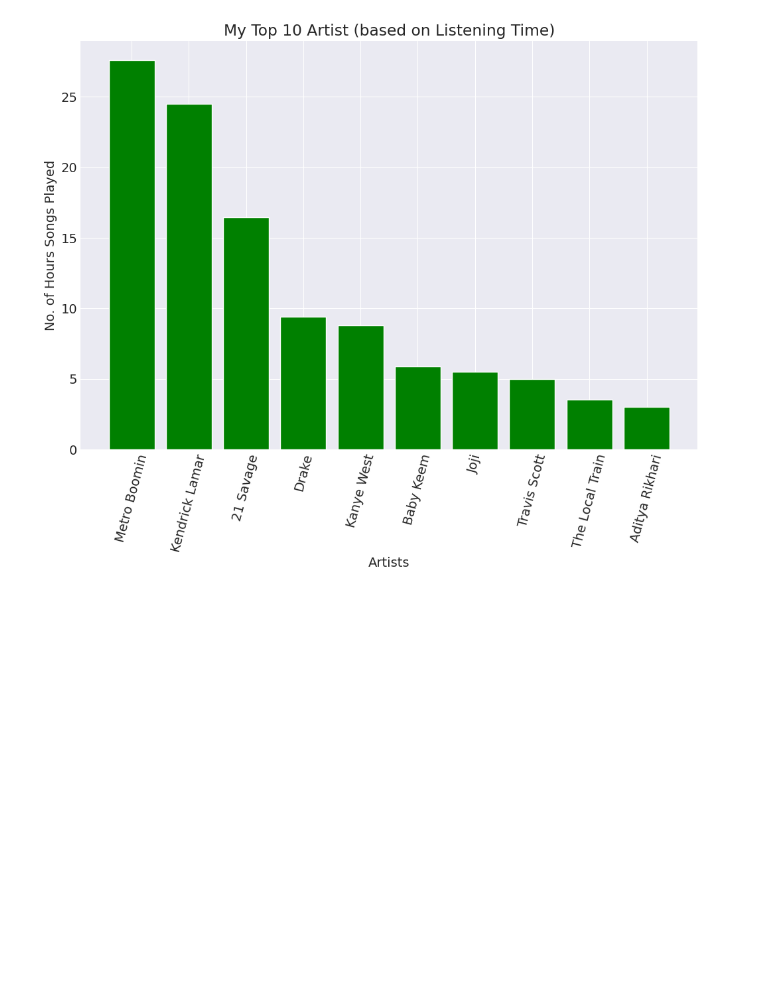
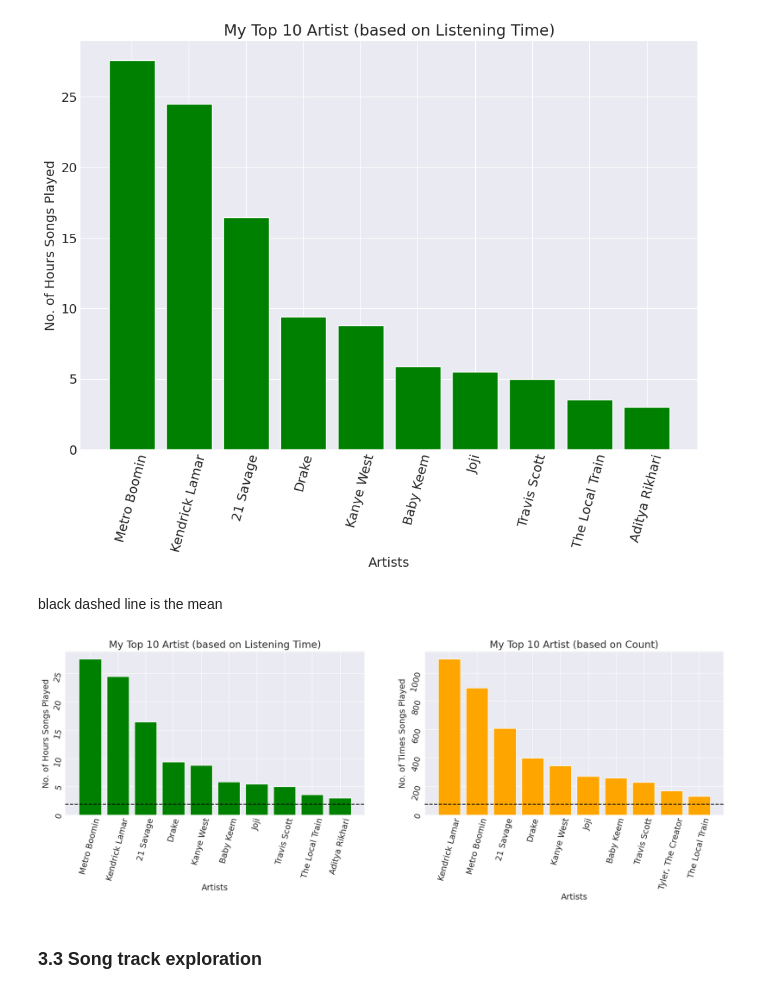
Before and after one commit to piyush-mk/SpotiStats, a Jupyter notebook: Notebook.ipynb, the cells around one changed output. Saved outputs shown, nothing was run; the diff lists cells and outputs as text; code cells hidden in the pictures; blank space fills up the shorter version.

```diff
--- a/Notebook.ipynb
+++ b/Notebook.ipynb
@@ -176,5 +176,7 @@ top_10_artist_df.head(10)
 | Travis Scott | 5.002 | 299.826 | 230 |
 | The Local Train | 3.543 | 211.851 | 132 |
 | Aditya Rikhari | 3.013 | 181.621 | 84 |
+# %%
+top_10_artist_time_df = spotify_stream_df.groupby(["artistName"])[["Listening Time(Hours)","Listening Time(Minutes)","Count"]].sum().sort_values(by="Listening Time(Minutes)",ascending=False)
 # %%
 fig,ax = plt.subplots(figsize=(12,8))
@@ -194,3 +196,22 @@ plt.xticks(rotation=75)
   Text(8, 0, 'The Local Train'),
   Text(9, 0, 'Aditya Rikhari')])
 [figure]
+# %% [markdown]
+black dashed line is the mean
+# %%
+top_10_artist_count_df = spotify_stream_df.groupby(["artistName"])[["Listening Time(Hours)","Listening Time(Minutes)","Count"]].sum().sort_values(by="Count",ascending=False)
+fig, (ax1,ax2) = plt.subplots(1,2,figsize=(20,5))
+
+ax1.bar(top_10_artist_df.head(10).index,top_10_artist_time_df["Listening Time(Hours)"].head(10), color="green")
+ax1.set(title="My Top 10 Artist (based on Listening Time)",xlabel="Artists",ylabel="No. of Hours Songs Played");
+ax1.tick_params(labelrotation=75)
+ax1.axhline(top_10_artist_time_df["Listening Time(Hours)"][:100].mean(), linestyle="--", color="black")
+
+ax2.bar(top_10_artist_count_df.head(10).index,top_10_artist_count_df["Count"].head(10), color="orange")
+ax2.set(title="My Top 10 Artist (based on Count)",xlabel="Artists",ylabel="No. of Times Songs Played");
+ax2.tick_params(labelrotation=75)
+ax2.axhline(top_10_artist_count_df["Count"][:100].mean(), linestyle="--", color="black");
+# %% [output]
+[figure, added]
+# %% [markdown]
+### 3.3 Song track exploration
```
Also changed, not shown: parts of 1 cell of this notebook.
